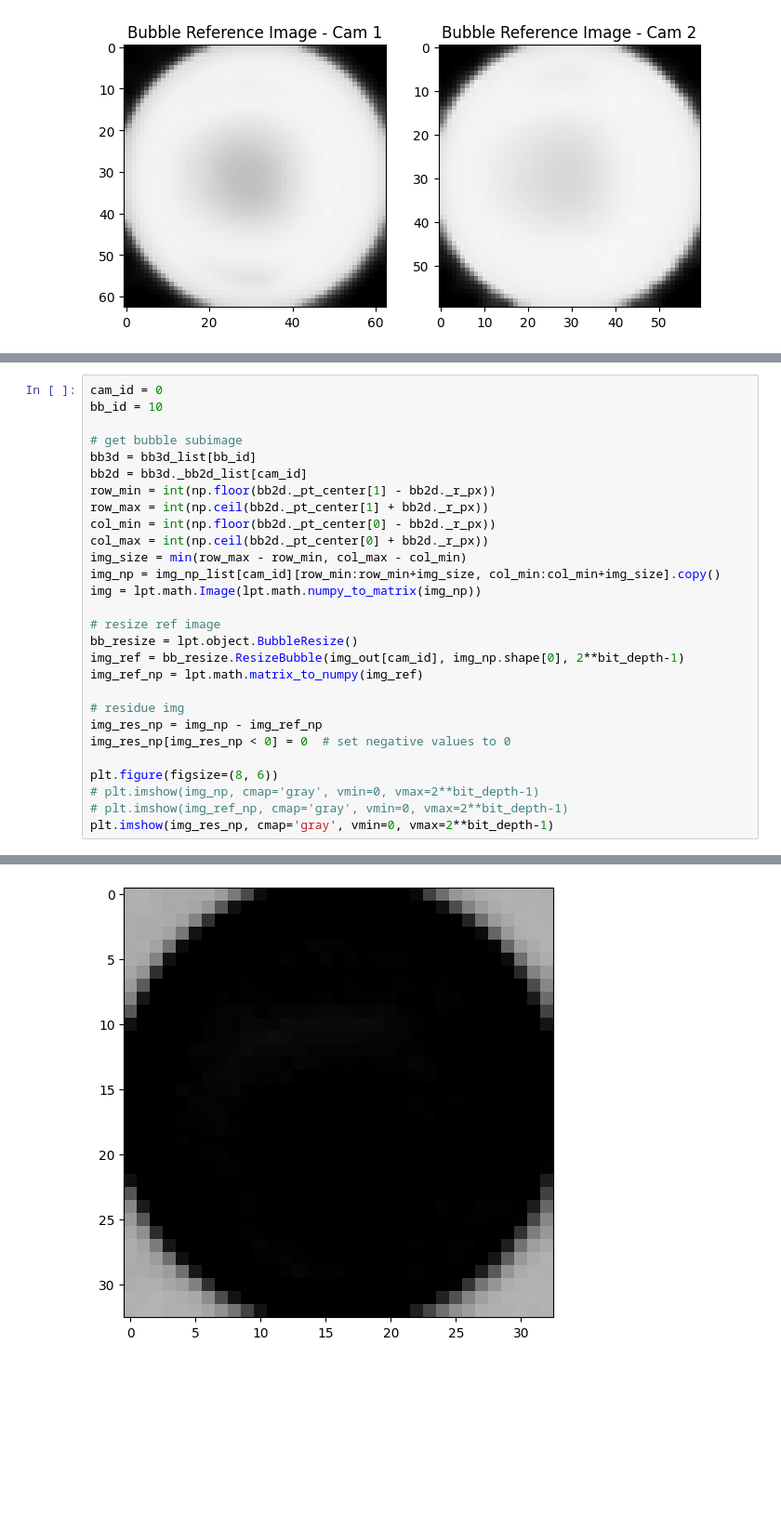
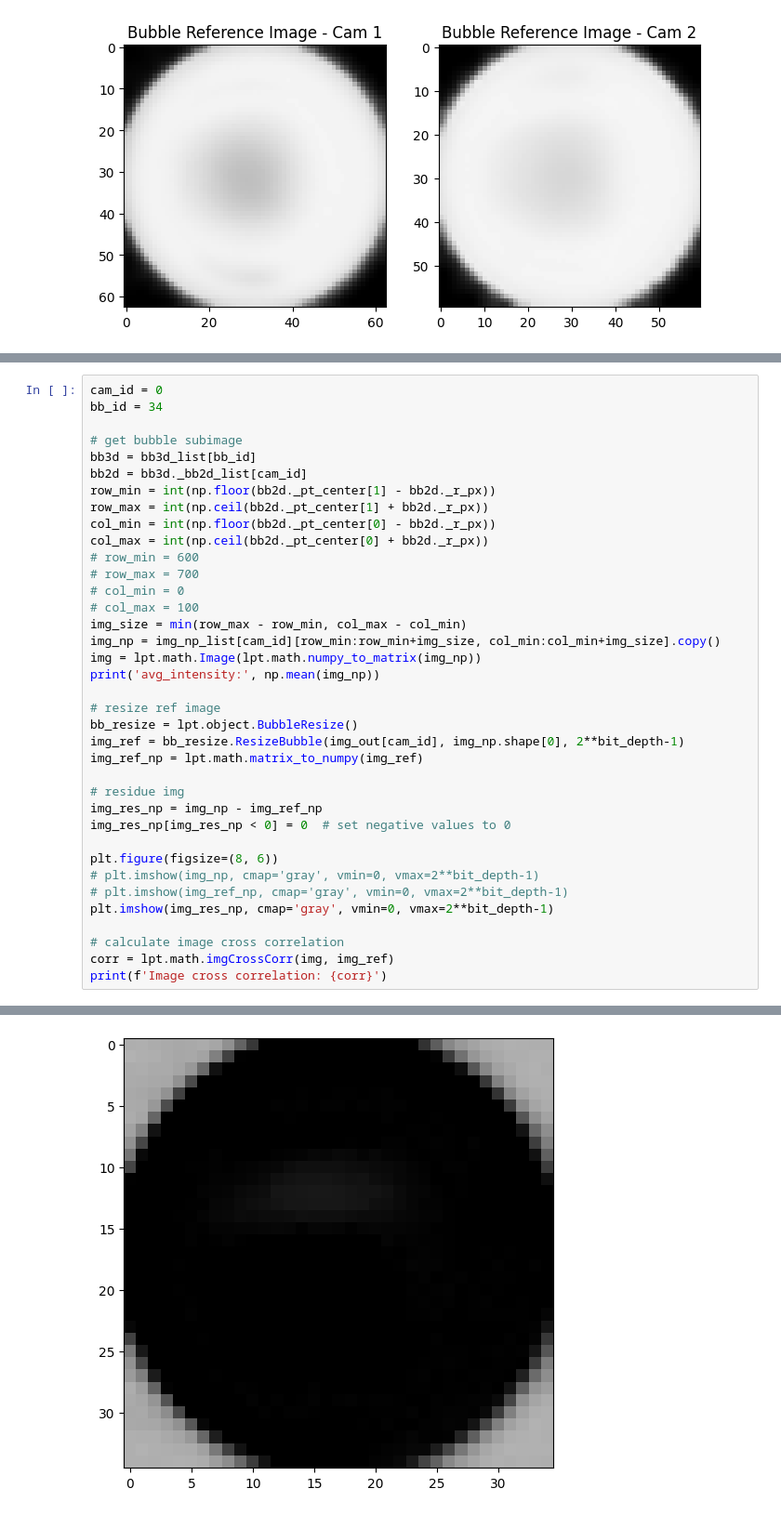
Before and after one commit to JHU-NI-LAB/OpenLPT_GUI, a Jupyter notebook: demo/python/demo_bubble.ipynb, the cells around one changed output, grey strips where cells are left out. Shown at 93% size. Cells and saved outputs as stored; diff of their text form; blank space fills up the shorter version.

```diff
--- a/demo/python/demo_bubble.ipynb
+++ b/demo/python/demo_bubble.ipynb
@@ -152,6 +193,6 @@ for cam_id in range(ncam):
 # %%
 cam_id = 0
-bb_id = 10
+bb_id = 34
 
 # get bubble subimage
 bb3d = bb3d_list[bb_id]
@@ -160,9 +201,14 @@ row_min = int(np.floor(bb2d._pt_center[1] - bb2d._r_px))
 row_max = int(np.ceil(bb2d._pt_center[1] + bb2d._r_px))
 col_min = int(np.floor(bb2d._pt_center[0] - bb2d._r_px))
 col_max = int(np.ceil(bb2d._pt_center[0] + bb2d._r_px))
+# row_min = 600
+# row_max = 700
+# col_min = 0
+# col_max = 100
 img_size = min(row_max - row_min, col_max - col_min)
 img_np = img_np_list[cam_id][row_min:row_min+img_size, col_min:col_min+img_size].copy()
 img = lpt.math.Image(lpt.math.numpy_to_matrix(img_np))
+print('avg_intensity:', np.mean(img_np))
 
 # resize ref image
 bb_resize = lpt.object.BubbleResize()
@@ -177,4 +223,8 @@ plt.figure(figsize=(8, 6))
 # plt.imshow(img_np, cmap='gray', vmin=0, vmax=2**bit_depth-1)
 # plt.imshow(img_ref_np, cmap='gray', vmin=0, vmax=2**bit_depth-1)
 plt.imshow(img_res_np, cmap='gray', vmin=0, vmax=2**bit_depth-1)
+
+# calculate image cross correlation
+corr = lpt.math.imgCrossCorr(img, img_ref)
+print(f'Image cross correlation: {corr}')
 # %% [output]
@@ -182,4 +233,4 @@ plt.imshow(img_res_np, cmap='gray', vmin=0, vmax=2**bit_depth-1)
-[figure, old version]
+[figure, new version]
 # %%
 # test if bubble reference image is fine
 img_full_np = img_np_list[cam_id].copy()
```
Also changed, not shown: parts of 8 cells of this notebook, 14 other files.
